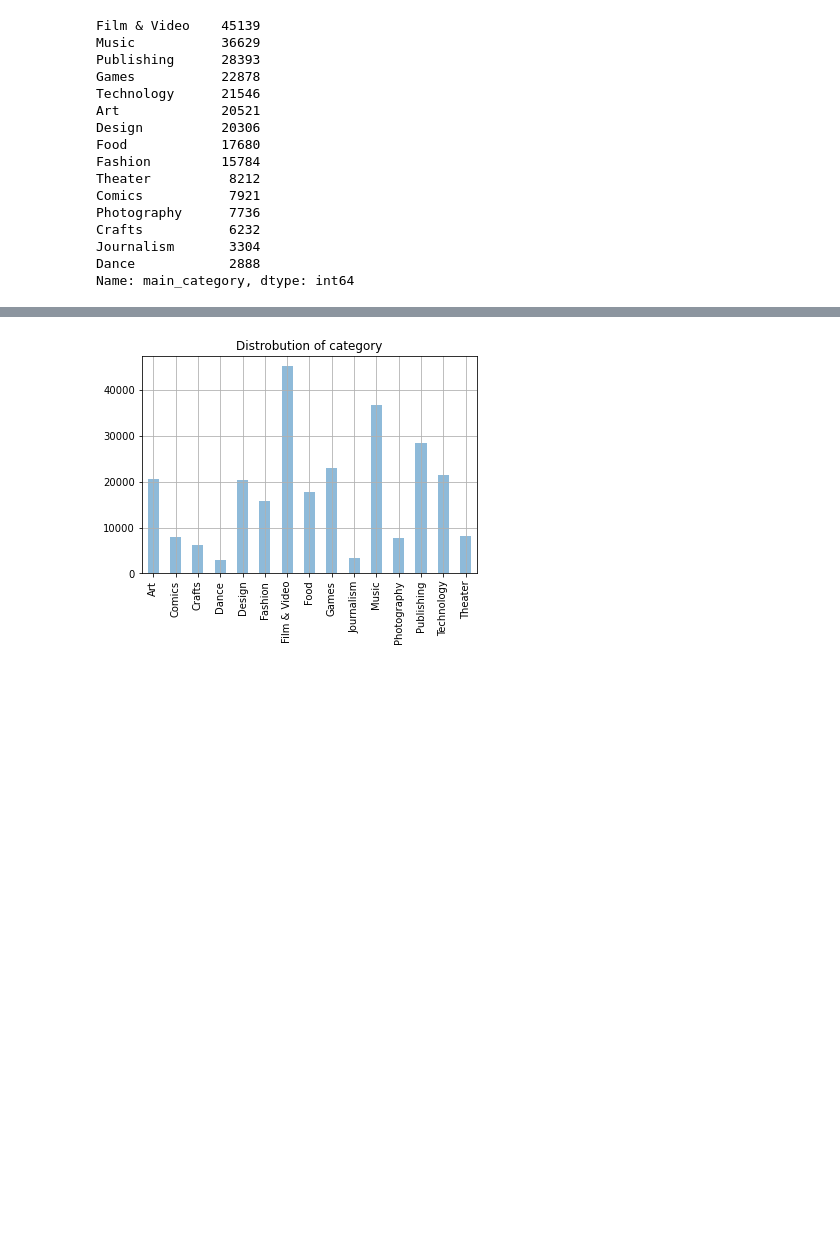
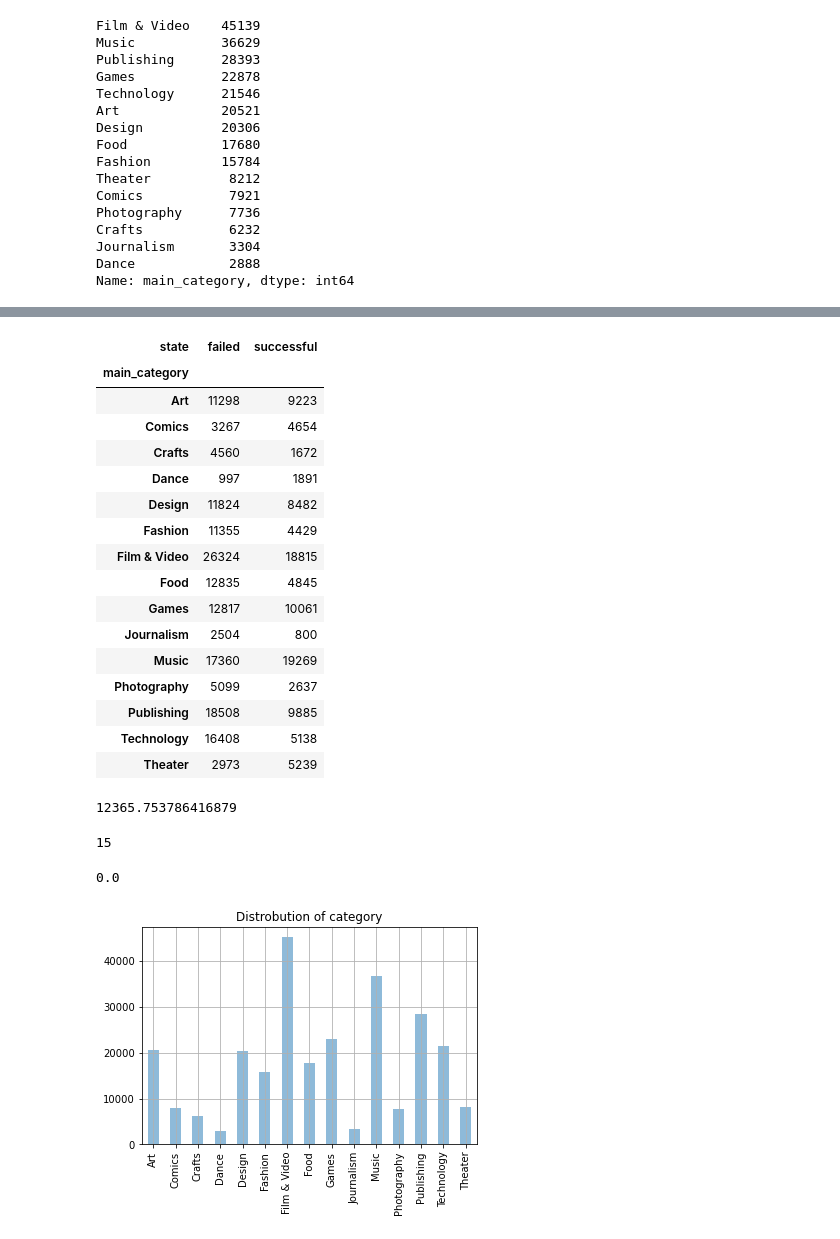
Before and after one commit to davidwederstrandtsr/Xtra_projects, a Jupyter notebook: kickstarter-exercise.ipynb, the cells around one changed output, grey strips where cells are left out. Saved outputs shown, nothing was run; the diff lists cells and outputs as text; code cells hidden in the pictures; blank space fills up the shorter version.

```diff
--- a/kickstarter-exercise.ipynb
+++ b/kickstarter-exercise.ipynb
@@ -301,0 +380,26 @@ Name: main_category, dtype: int64
+# %%
+observed = pd.crosstab(train.main_category, train.state)
+observed
+# %% [output]
+| state | failed | successful |
+| main_category |  |  |
+| Art | 11298 | 9223 |
+| Comics | 3267 | 4654 |
+| Crafts | 4560 | 1672 |
+| Dance | 997 | 1891 |
+| Design | 11824 | 8482 |
+| Fashion | 11355 | 4429 |
+| Film & Video | 26324 | 18815 |
+| Food | 12835 | 4845 |
+| Games | 12817 | 10061 |
+| Journalism | 2504 | 800 |
+| Music | 17360 | 19269 |
+| Photography | 5099 | 2637 |
+| Publishing | 18508 | 9885 |
+| Technology | 16408 | 5138 |
+| Theater | 2973 | 5239 |
+# %%
+chi2 = ((observed - expected)**2 / expected).values.sum()
+chi2
+# %% [output]
+12365.753786416879
@@ -302,3 +408,12 @@ Name: main_category, dtype: int64
+# %%
+degof = (nrows - 1) + (ncols - 1)
+degof
+# %% [output]
+15
+# %%
+stats.chi2(degof).sf(chi2)
+# %% [output]
+0.0
 # %%
 train.main_category.value_counts().sort_index().plot(kind='bar', alpha=.5)
 plt.title('Distrobution of category')
```
Also changed, not shown: parts of 19 cells of this notebook, 1 other file.
